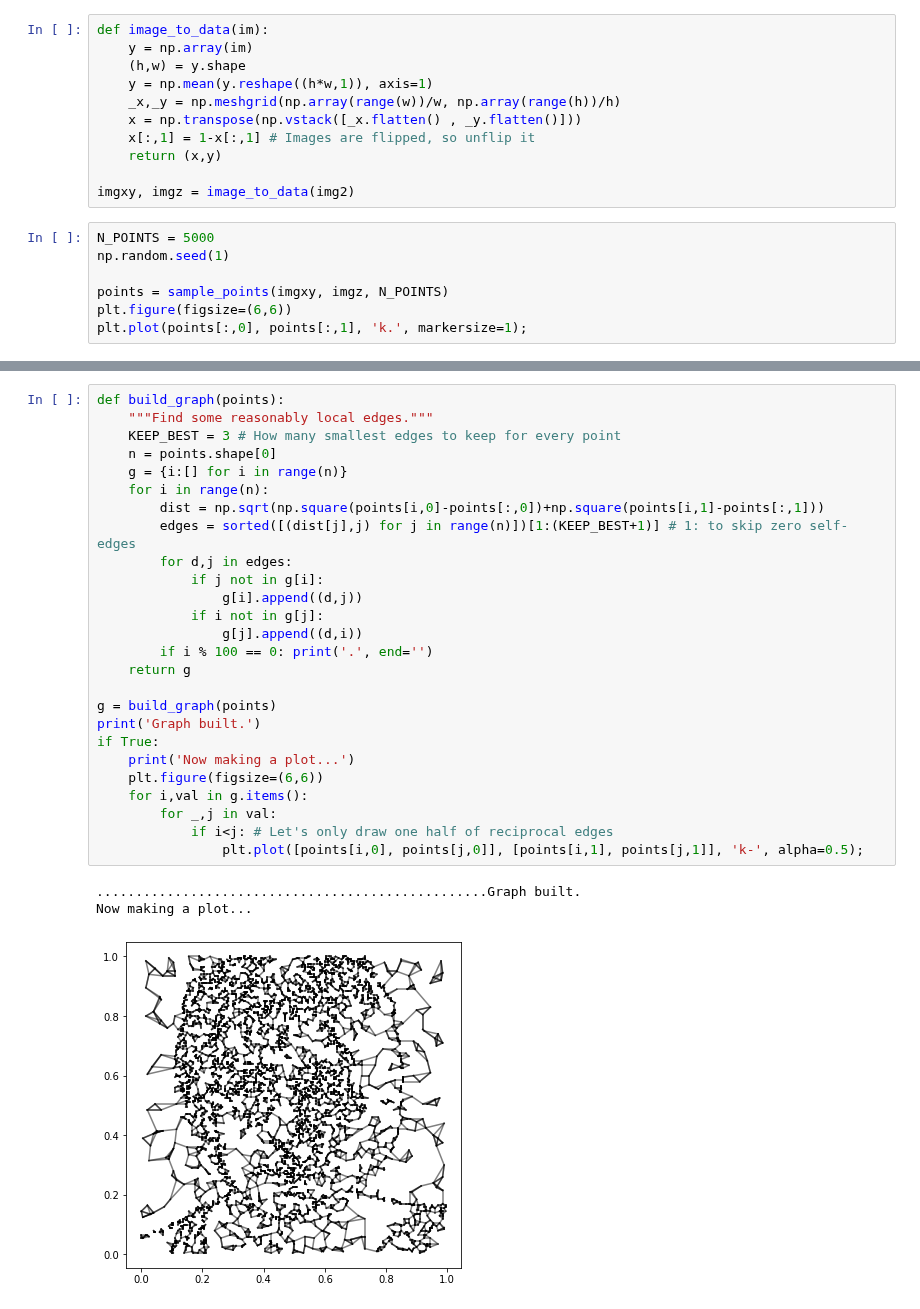
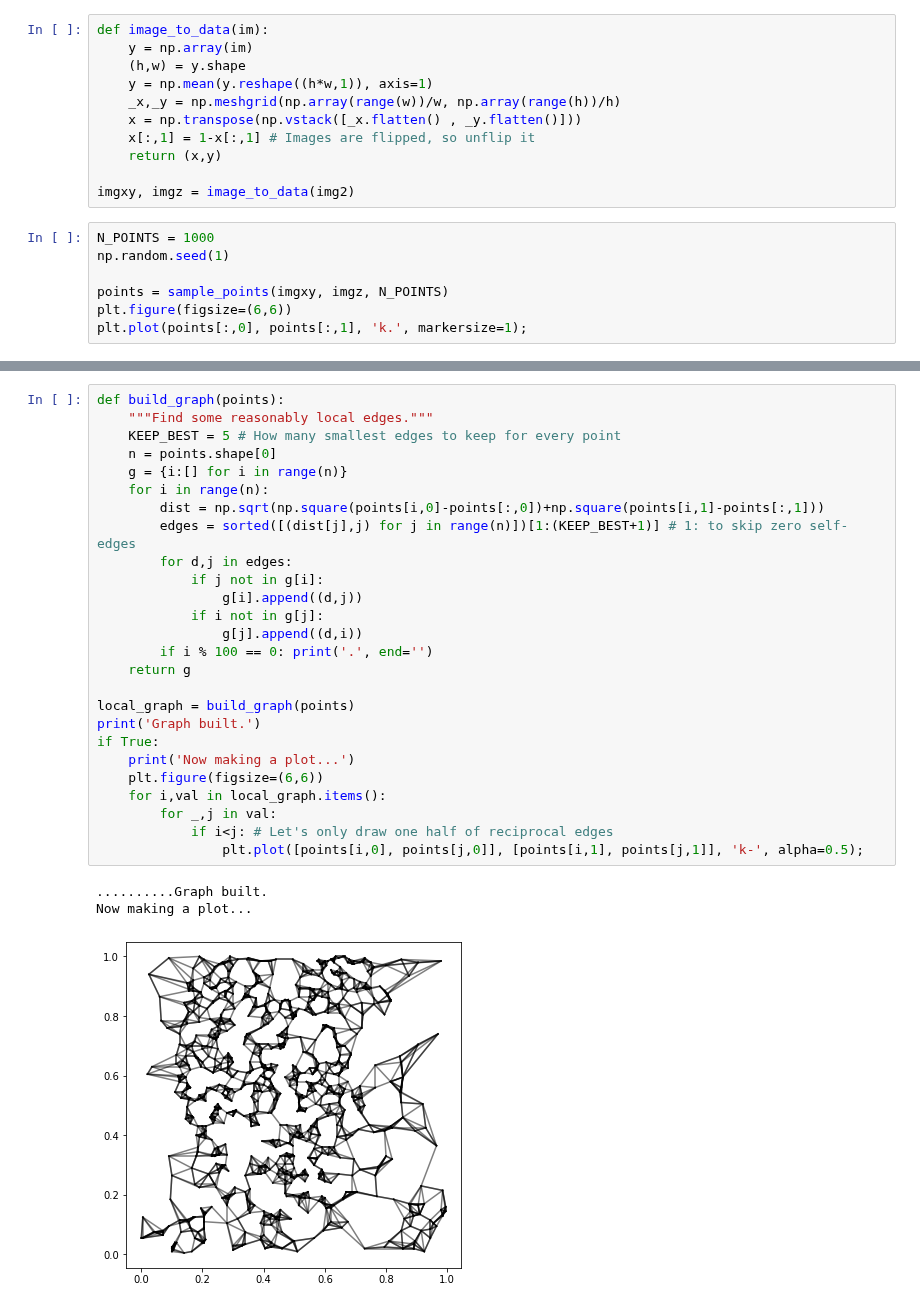
Before and after one commit to khakhalin/Sketches, a Jupyter notebook: procedural_art/mst-painter.ipynb, the cells around one changed output, grey strips where cells are left out. Saved outputs shown, nothing was run; the diff lists cells and outputs as text.

```diff
--- a/procedural_art/mst-painter.ipynb
+++ b/procedural_art/mst-painter.ipynb
@@ -115,7 +115,7 @@ def image_to_data(im):
 
 imgxy, imgz = image_to_data(img2)
 # %%
-N_POINTS = 5000
+N_POINTS = 1000
 np.random.seed(1)
 
 points = sample_points(imgxy, imgz, N_POINTS)
@@ -126,33 +126,33 @@ plt.plot(points[:,0], points[:,1], 'k.', markersize=1);
 # %%
 def build_graph(points):
     """Find some reasonably local edges."""
-    KEEP_BEST = 3 # How many smallest edges to keep for every point
+    KEEP_BEST = 5 # How many smallest edges to keep for every point
     n = points.shape[0]
     g = {i:[] for i in range(n)}
     for i in range(n):
         dist = np.sqrt(np.square(points[i,0]-points[:,0])+np.square(points[i,1]-points[:,1]))
         edges = sorted([(dist[j],j) for j in range(n)])[1:(KEEP_BEST+1)] # 1: to skip zero self-edges
         for d,j in edges:
             if j not in g[i]:
                 g[i].append((d,j))
             if i not in g[j]:
                 g[j].append((d,i))
         if i % 100 == 0: print('.', end='')
     return g
 
-g = build_graph(points)
+local_graph = build_graph(points)
 print('Graph built.')
 if True:
     print('Now making a plot...')
     plt.figure(figsize=(6,6))
-    for i,val in g.items():
+    for i,val in local_graph.items():
         for _,j in val:
             if i<j: # Let's only draw one half of reciprocal edges
                 plt.plot([points[i,0], points[j,0]], [points[i,1], points[j,1]], 'k-', alpha=0.5);
 # %% [output]
-..................................................Graph built.
+..........Graph built.
 Now making a plot...
-[figure, old version]
+[figure, new version]
 # %%
 def mst(points, g):
     """Build a minimally spanning tree."""
```
Also changed, not shown: parts of 8 cells of this notebook, 1 other file.
